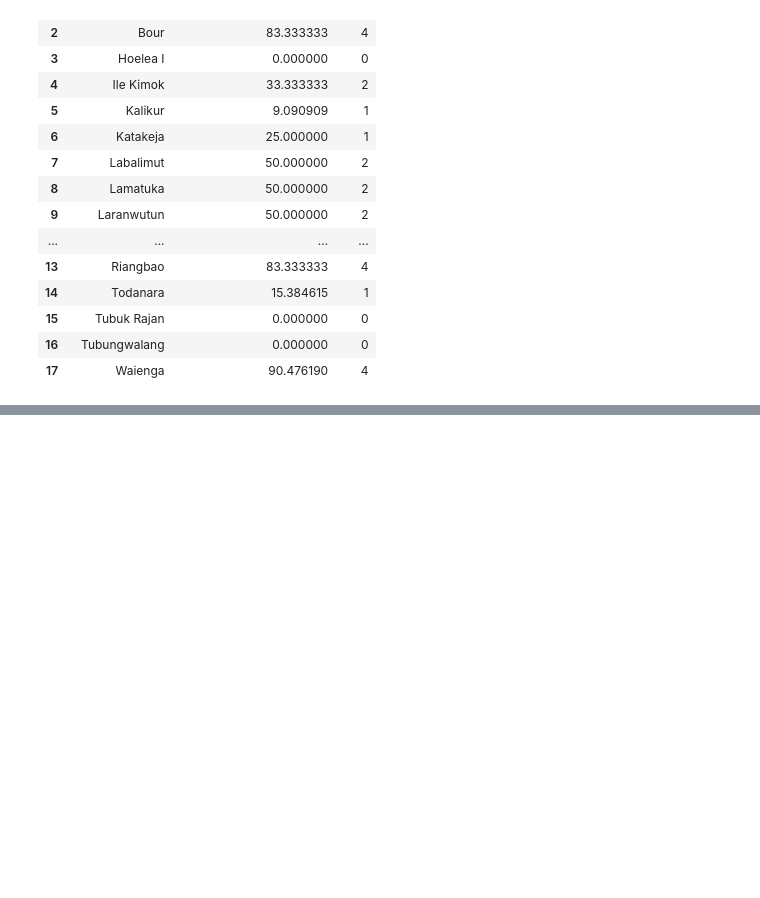
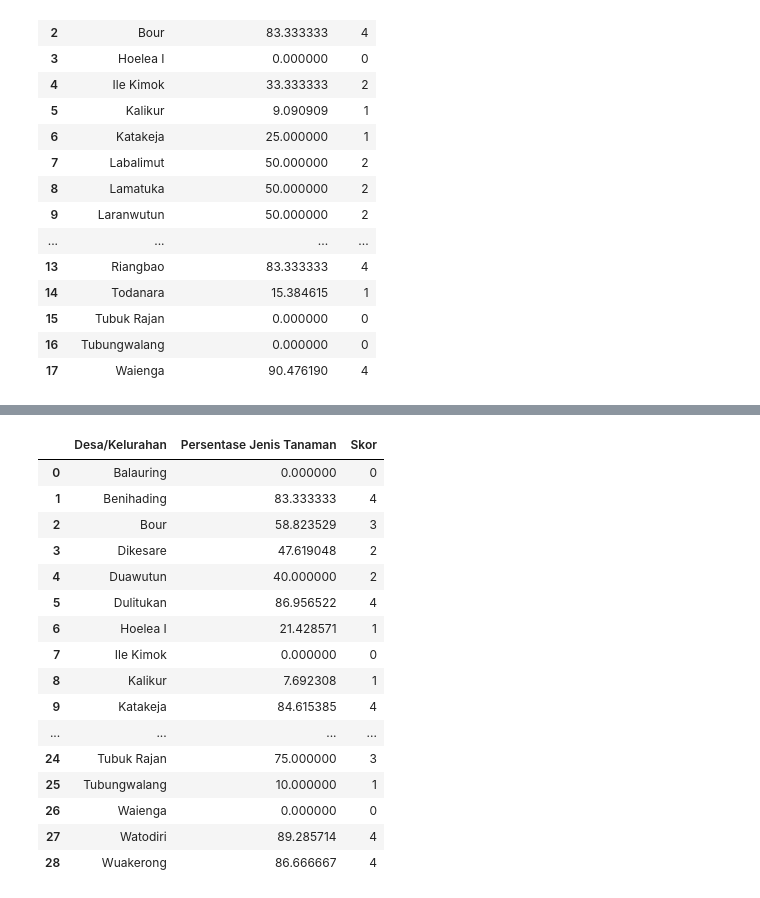
Before and after one commit to hldfiadn/rumah-tangga-mbkp, a Jupyter notebook: df sesuai atribut/perhitungan_IKP.ipynb, the cells around one changed output, grey strips where cells are left out. Saved outputs shown, nothing was run; the diff lists cells and outputs as text; code cells hidden in the pictures; blank space fills up the shorter version.

```diff
--- a/df sesuai atribut/perhitungan_IKP.ipynb
+++ b/df sesuai atribut/perhitungan_IKP.ipynb
@@ -1304,0 +1384,20 @@ IKP
+# %%
+persentase_multikultur
+# %% [output]
+|  | Desa/Kelurahan | Persentase Jenis Tanaman | Skor |
+| 0 | Balauring | 0.000000 | 0 |
+| 1 | Benihading | 83.333333 | 4 |
+| 2 | Bour | 58.823529 | 3 |
+| 3 | Dikesare | 47.619048 | 2 |
+| 4 | Duawutun | 40.000000 | 2 |
+| 5 | Dulitukan | 86.956522 | 4 |
+| 6 | Hoelea I | 21.428571 | 1 |
+| 7 | Ile Kimok | 0.000000 | 0 |
+| 8 | Kalikur | 7.692308 | 1 |
+| 9 | Katakeja | 84.615385 | 4 |
+| ... | ... | ... | ... |
+| 24 | Tubuk Rajan | 75.000000 | 3 |
+| 25 | Tubungwalang | 10.000000 | 1 |
+| 26 | Waienga | 0.000000 | 0 |
+| 27 | Watodiri | 89.285714 | 4 |
+| 28 | Wuakerong | 86.666667 | 4 |
```
Also changed, not shown: parts of 39 cells of this notebook, 2 other files.
